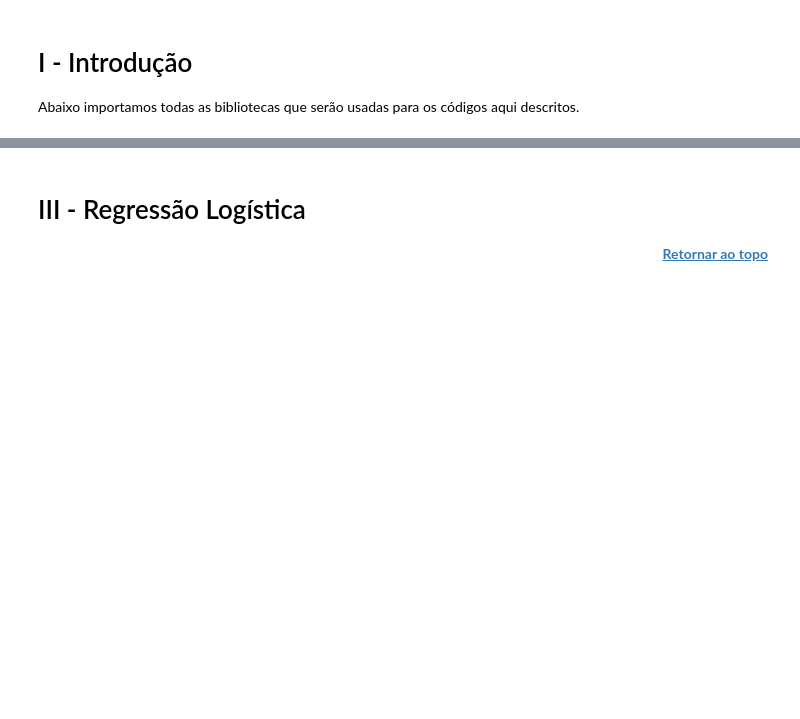
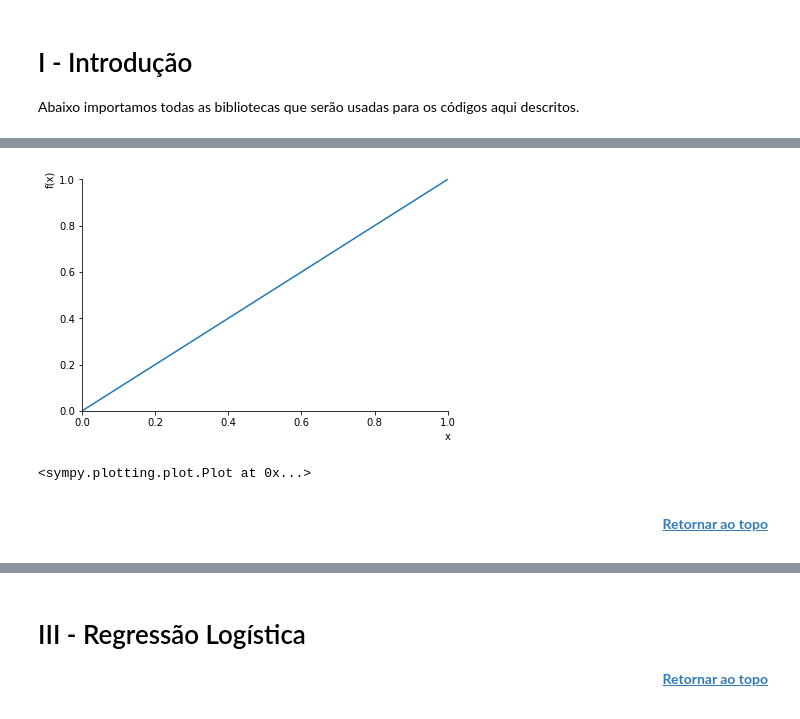
Before and after one commit to fccarvalho2/Deep-Learning, a Jupyter notebook: Resumo_1.ipynb, the cells around one changed output, grey strips where cells are left out. Cells and saved outputs as stored; diff of their text form; code cells hidden in the pictures; blank space fills up the shorter version.

```diff
--- a/Resumo_1.ipynb
+++ b/Resumo_1.ipynb
@@ -114,0 +170,15 @@ Esta é uma das razões pelas quais os modelos de aprendizado de máquinas, e em
+# %%
+%matplotlib inline
+# Script para plotar retas bidimensionais
+x, y = sp.symbols('x y')
+
+# Digite aqui a equação geral da reta desejada
+y = x
+
+# Altere os limites abaixo para poder plotar a reta desejada
+sp.plotting.plot(y, xlim=(0,1), ylim=(0,1))
+# %% [output]
+[figure, added]
+<sympy.plotting.plot.Plot at 0x...>
+# %% [markdown]
+<b><p style="text-align:right"> [Retornar ao topo](#Topo) </p> </b>
```
Also changed, not shown: parts of 23 cells of this notebook, 2 other files.
